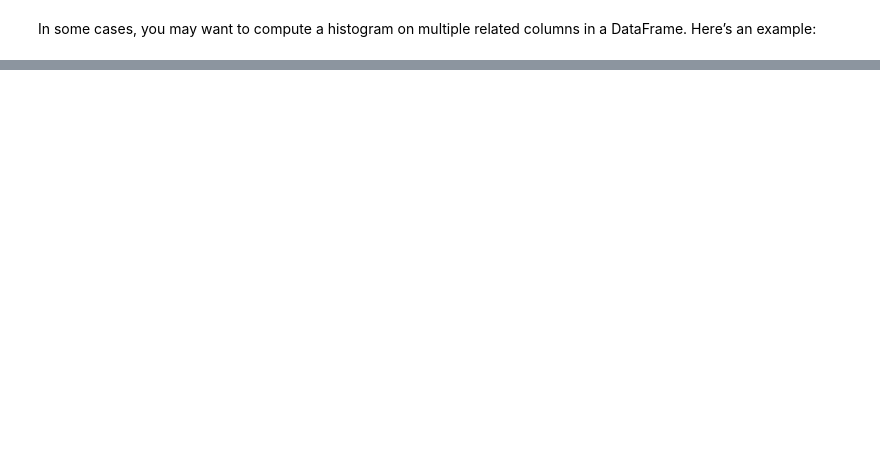
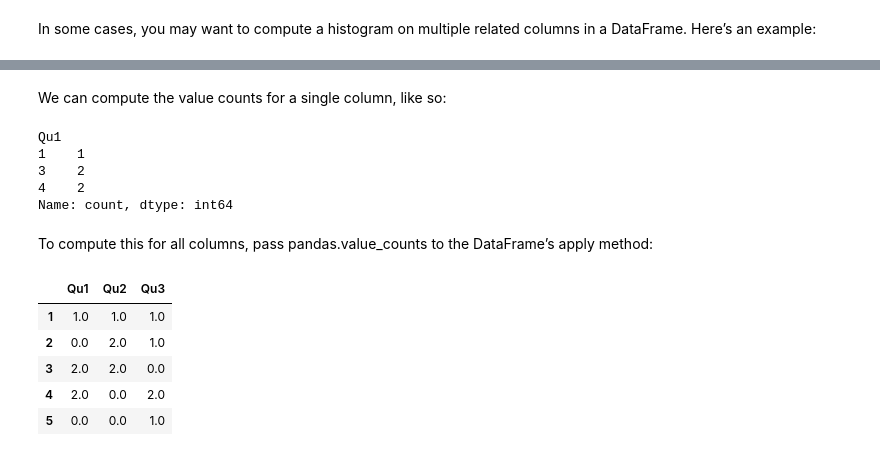
Before and after one commit to KunleAdeyanju/WesCh5DataWranglingPandas, a Jupyter notebook: Chapter5WorkAlong.ipynb, the cells around one changed output, grey strips where cells are left out. Cells and saved outputs as stored; diff of their text form; code cells hidden in the pictures; blank space fills up the shorter version.

```diff
--- a/Chapter5WorkAlong.ipynb
+++ b/Chapter5WorkAlong.ipynb
@@ -1848,3 +1848,6 @@ array([0, 2, 1, 1, 0, 2])
 ![image](Screenshot9.png)
 # %% [markdown]
 In some cases, you may want to compute a histogram on multiple related columns in a DataFrame. Here’s an example:
+# %%
+data = pd.DataFrame({"Qu1": [1, 3, 4, 3, 4], "Qu2": [2, 3, 1, 2, 3], "Qu3": [1, 5, 2, 4, 4]})
+data
@@ -1850,0 +1861,22 @@ In some cases, you may want to compute a histogram on multiple related columns i
+# %% [markdown]
+We can compute the value counts for a single column, like so:
+# %%
+data['Qu1'].value_counts().sort_index()
+# %% [output]
+Qu1
+1    1
+3    2
+4    2
+Name: count, dtype: int64
+# %% [markdown]
+To compute this for all columns, pass pandas.value_counts to the DataFrame’s apply method:
+# %%
+result = data.apply(pd.value_counts).fillna(0)
+result
+# %% [output]
+|  | Qu1 | Qu2 | Qu3 |
+| 1 | 1.0 | 1.0 | 1.0 |
+| 2 | 0.0 | 2.0 | 1.0 |
+| 3 | 2.0 | 2.0 | 0.0 |
+| 4 | 2.0 | 0.0 | 2.0 |
+| 5 | 0.0 | 0.0 | 1.0 |
```
Also changed, not shown: parts of 5 cells of this notebook.
